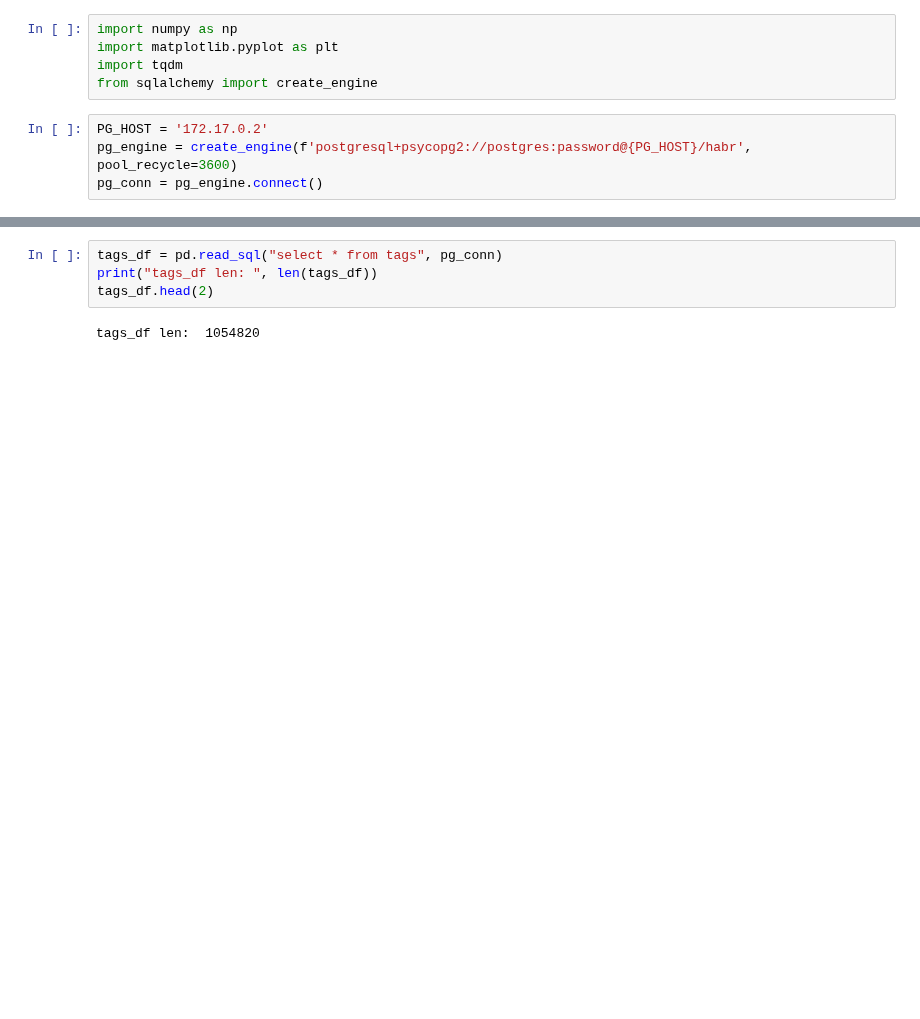
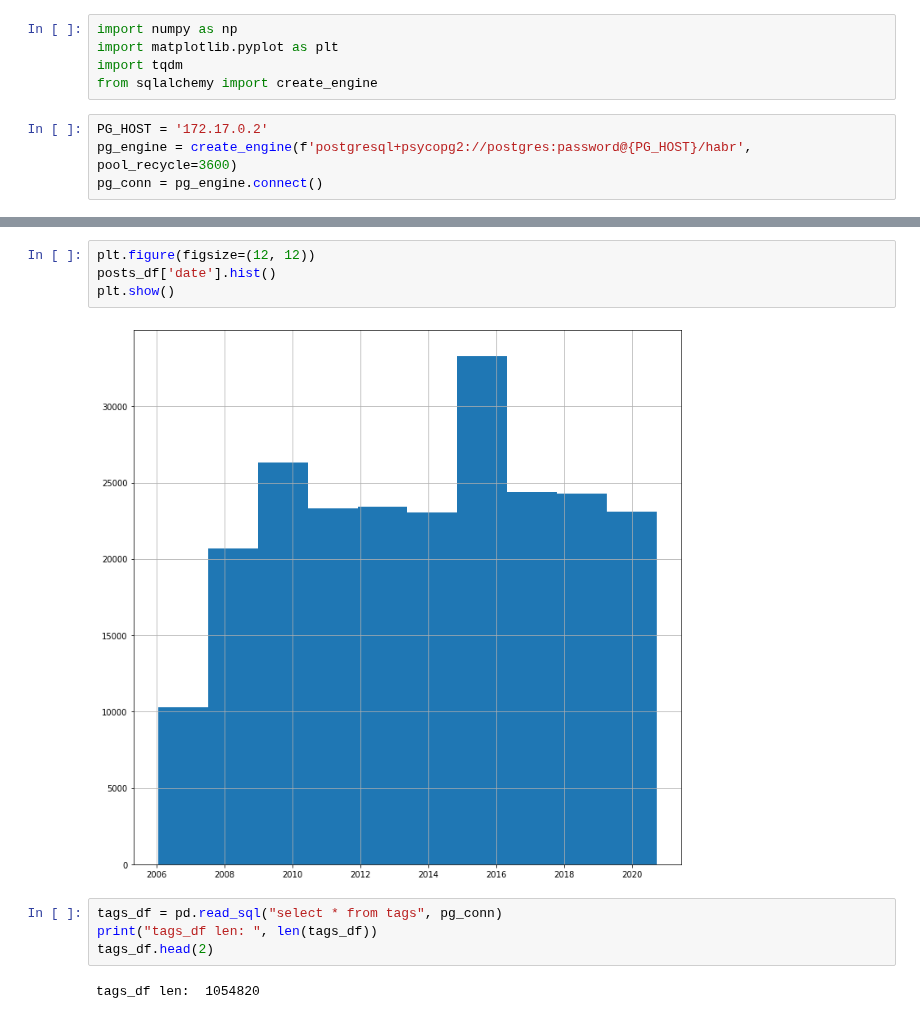
Before and after one commit to vnkrtv/markov-chain-text-editor, a Jupyter notebook: notebooks/HabrAnalysis.ipynb, the cells around one changed output, grey strips where cells are left out. Saved outputs shown, nothing was run; the diff lists cells and outputs as text; blank space fills up the shorter version.

Commit message:
Update HabrAnalysis
Add statistics plots

```diff
--- a/notebooks/HabrAnalysis.ipynb
+++ b/notebooks/HabrAnalysis.ipynb
@@ -18,6 +18,12 @@ Posts count:  232127
 |  | post_id | title | text | date | views_count | comments_count | bookmarks_count | rating | ... |
 | 0 | 365293 | LinkedIn автоматизировал добавлен... | Разработчики LinkedIn объявили о ... | 2015-03-26 16:32:00 | 7300 | 1 | 10 | +8 | ... |
 | 1 | 5005 | MobileFaker: фальшивые звонки как... | Со своего мобильника вы заказывае... | 2007-01-26 14:39:00 | 315 | 17 | 2 | +16 | ... |
+# %%
+plt.figure(figsize=(12, 12))
+posts_df['date'].hist()
+plt.show()
+# %% [output]
+[figure, added]
 # %%
 tags_df = pd.read_sql("select * from tags", pg_conn)
 print("tags_df len: ", len(tags_df))
```
Also changed, not shown: parts of 34 cells of this notebook, 1 other file.
